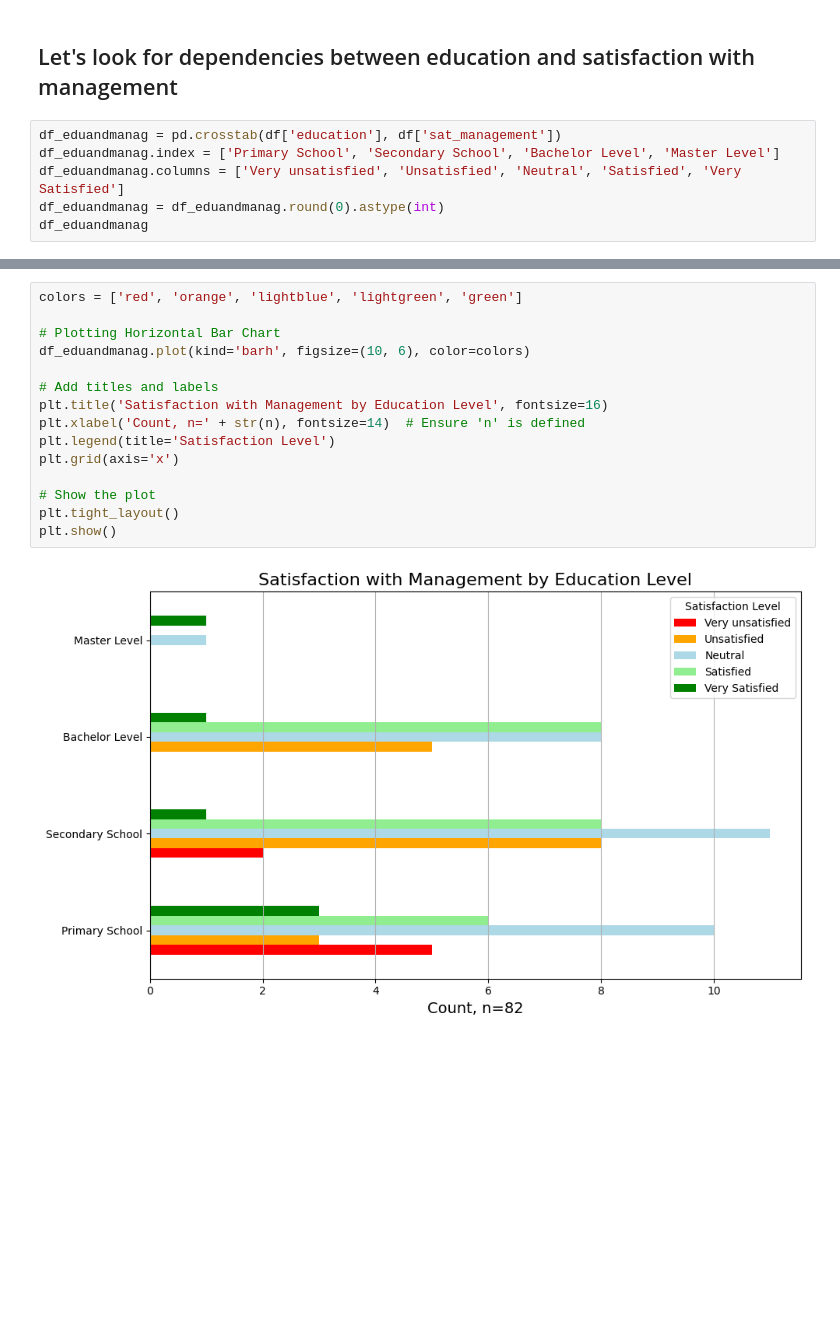
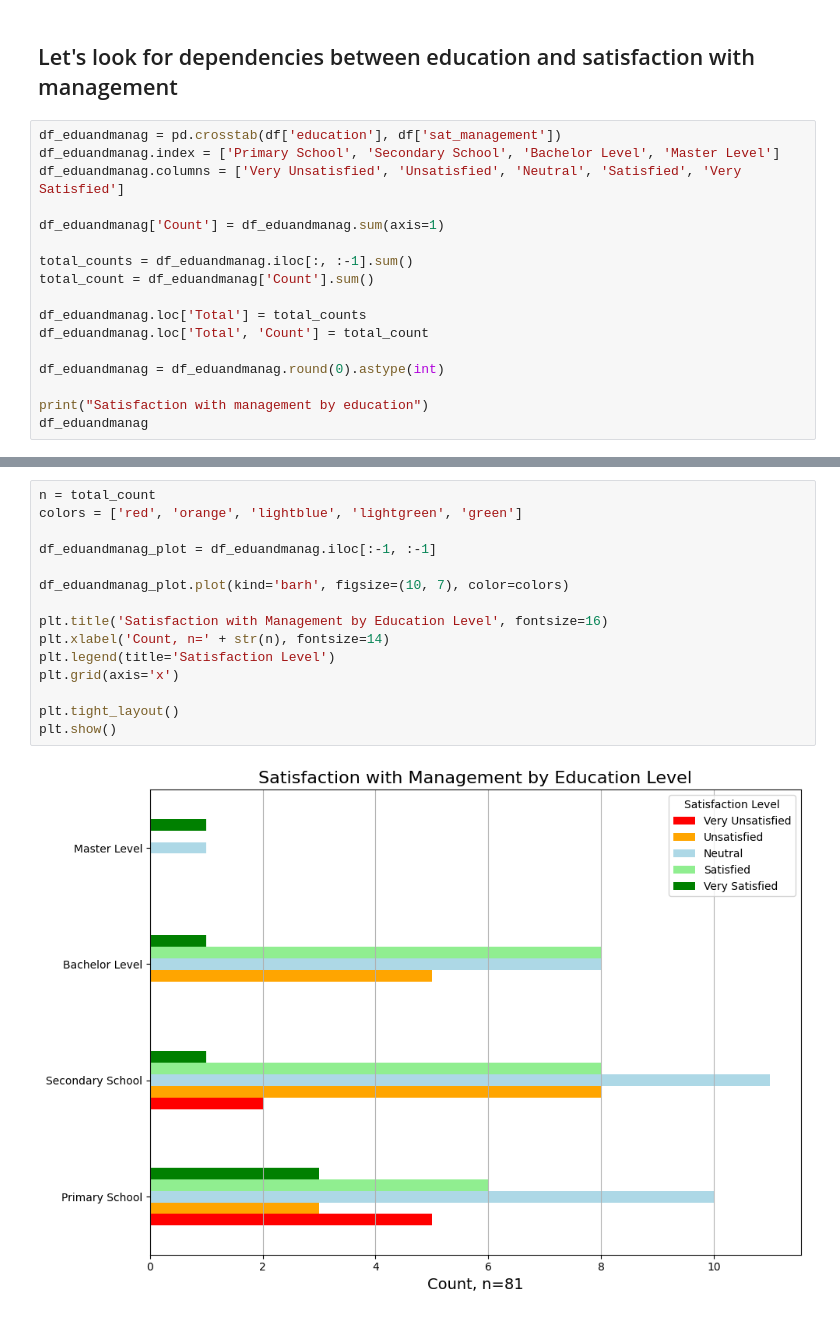
Before and after one commit to jemlau/DataAnalysisProject, a Jupyter notebook: harjoitustyöJEMINA.ipynb, the cells around one changed output, grey strips where cells are left out. Cells and saved outputs as stored; diff of their text form; blank space fills up the shorter version.

Commit message:
Adding more visualizations

```diff
--- a/harjoitustyöJEMINA.ipynb
+++ b/harjoitustyöJEMINA.ipynb
@@ -191,7 +213,18 @@ plt.show()
 # %%
 df_eduandmanag = pd.crosstab(df['education'], df['sat_management'])
 df_eduandmanag.index = ['Primary School', 'Secondary School', 'Bachelor Level', 'Master Level']
-df_eduandmanag.columns = ['Very unsatisfied', 'Unsatisfied', 'Neutral', 'Satisfied', 'Very Satisfied']
+df_eduandmanag.columns = ['Very Unsatisfied', 'Unsatisfied', 'Neutral', 'Satisfied', 'Very Satisfied']
+
+df_eduandmanag['Count'] = df_eduandmanag.sum(axis=1)
+
+total_counts = df_eduandmanag.iloc[:, :-1].sum()
+total_count = df_eduandmanag['Count'].sum()
+
+df_eduandmanag.loc['Total'] = total_counts
+df_eduandmanag.loc['Total', 'Count'] = total_count
+
 df_eduandmanag = df_eduandmanag.round(0).astype(int)
+
+print("Satisfaction with management by education")
 df_eduandmanag
 # %% [output]
@@ -203,18 +238,18 @@ df_eduandmanag
 # %%
+n = total_count
 colors = ['red', 'orange', 'lightblue', 'lightgreen', 'green']
 
-# Plotting Horizontal Bar Chart
-df_eduandmanag.plot(kind='barh', figsize=(10, 6), color=colors)
+df_eduandmanag_plot = df_eduandmanag.iloc[:-1, :-1]
 
-# Add titles and labels
+df_eduandmanag_plot.plot(kind='barh', figsize=(10, 7), color=colors)
+
 plt.title('Satisfaction with Management by Education Level', fontsize=16)
-plt.xlabel('Count, n=' + str(n), fontsize=14)  # Ensure 'n' is defined
+plt.xlabel('Count, n=' + str(n), fontsize=14)
 plt.legend(title='Satisfaction Level')
 plt.grid(axis='x')
 
-# Show the plot
 plt.tight_layout()
 plt.show()
 # %% [output]
-[figure, old version]
+[figure, new version]
 # %% [markdown]
```
Also changed, not shown: parts of 11 cells of this notebook.
